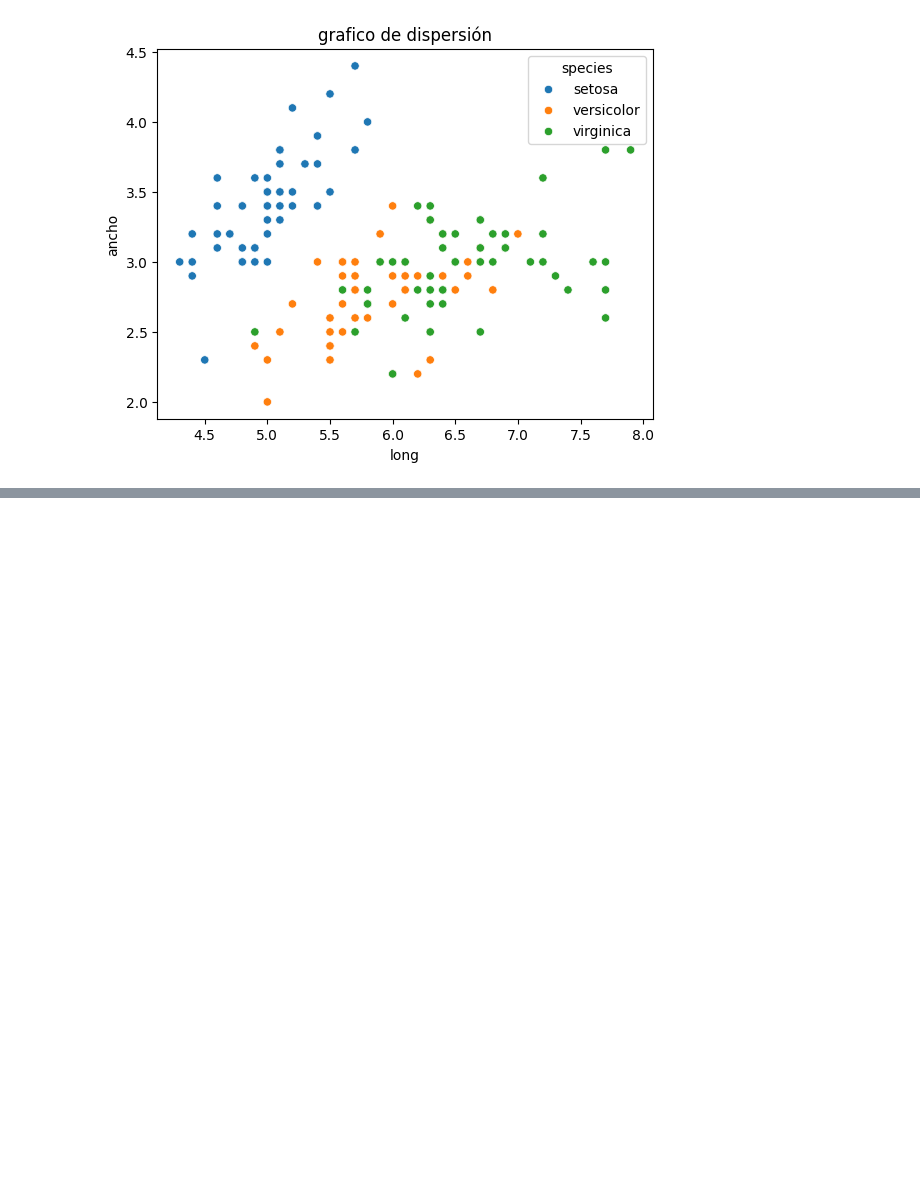
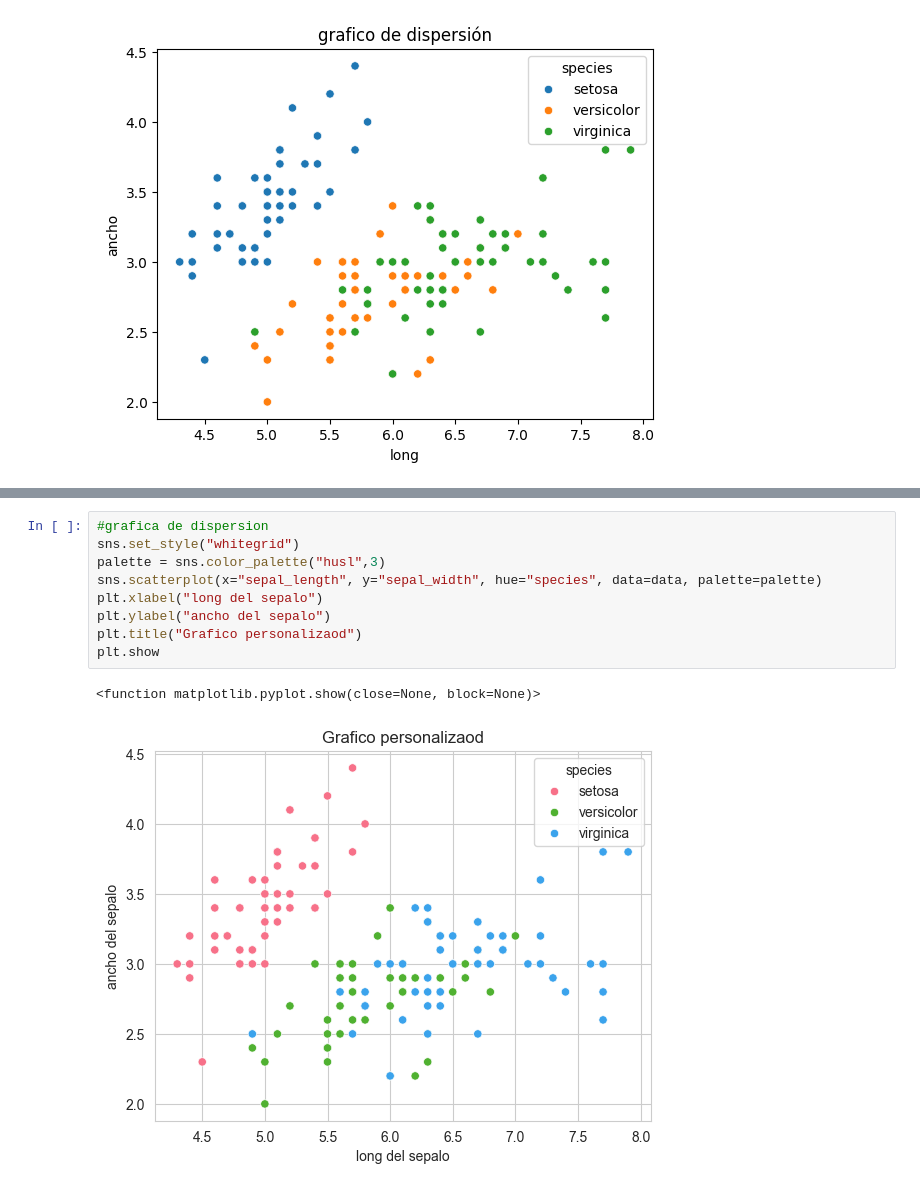
Before and after one commit to emilianostic/analisdedatos, a Jupyter notebook: datos/Scripts/AnalisisDatos.ipynb, the cells around one changed output, grey strips where cells are left out. Saved outputs shown, nothing was run; the diff lists cells and outputs as text; blank space fills up the shorter version.

```diff
--- a/datos/Scripts/AnalisisDatos.ipynb
+++ b/datos/Scripts/AnalisisDatos.ipynb
@@ -408,0 +436,12 @@ plt.show()
+# %%
+#grafica de dispersion
+sns.set_style("whitegrid")
+palette = sns.color_palette("husl",3)
+sns.scatterplot(x="sepal_length", y="sepal_width", hue="species", data=data, palette=palette)
+plt.xlabel("long del sepalo")
+plt.ylabel("ancho del sepalo")
+plt.title("Grafico personalizaod")
+plt.show
+# %% [output]
+<function matplotlib.pyplot.show(close=None, block=None)>
+[figure, added]
```
Also changed, not shown: parts of 19 cells of this notebook.
